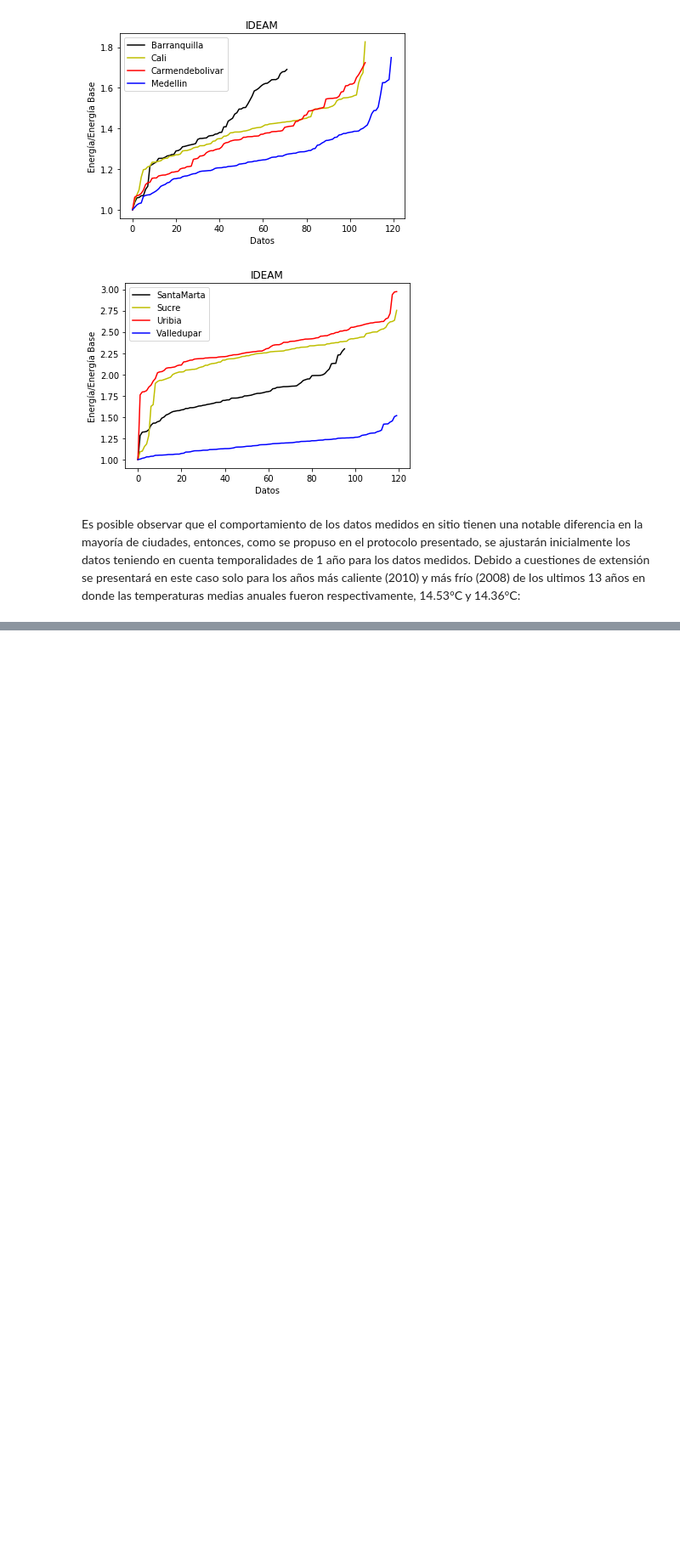
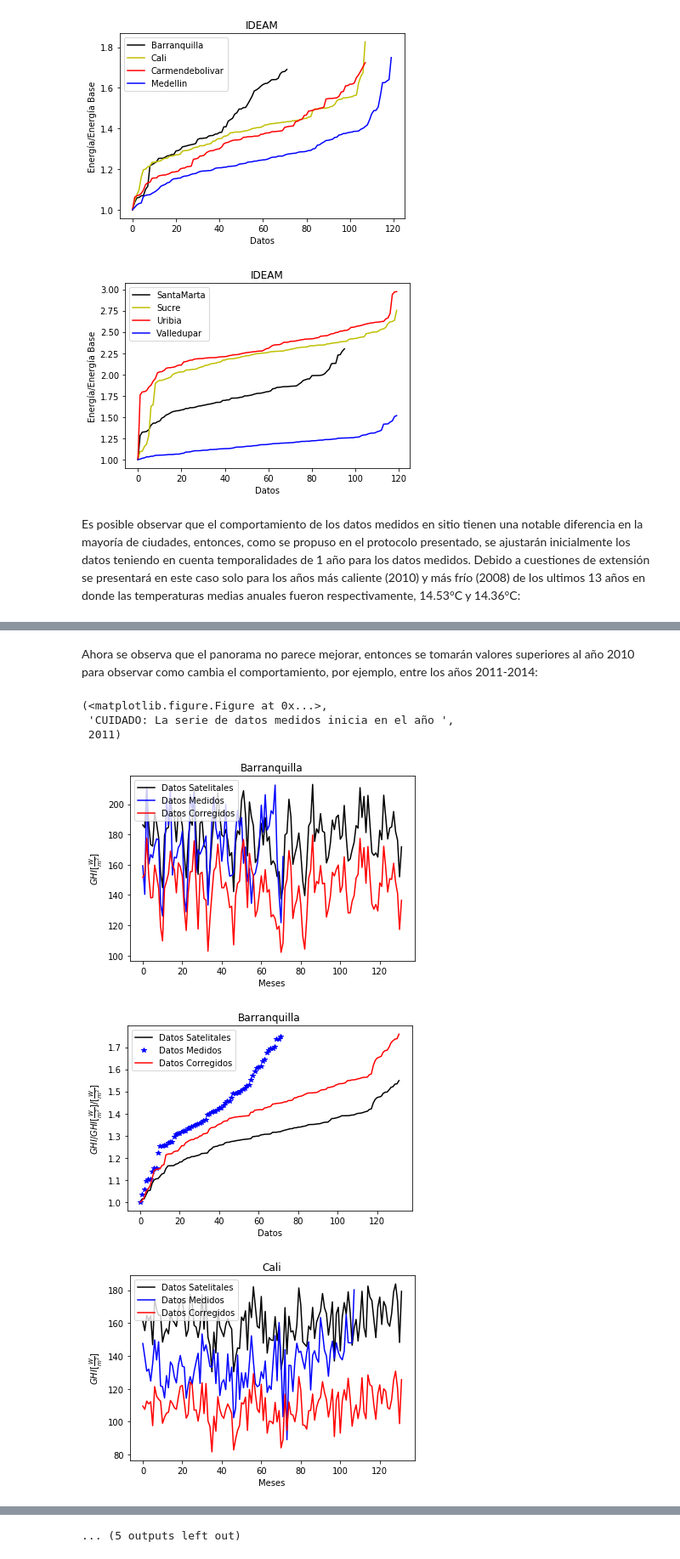
Before and after one commit to JuanVillegasSantos/Herramientas-Computacionales-IMEC3602, a Jupyter notebook: 02_taller01/solucionTaller.ipynb, the cells around one changed output, grey strips where cells are left out. Shown at 85% size. Saved outputs shown, nothing was run; the diff lists cells and outputs as text; code cells hidden in the pictures; blank space fills up the shorter version.

```diff
--- a/02_taller01/solucionTaller.ipynb
+++ b/02_taller01/solucionTaller.ipynb
@@ -257,0 +351,18 @@ Es posible observar que el comportamiento de los datos medidos en sitio tienen u
+# %% [markdown]
+Ahora se observa que el panorama no parece mejorar, entonces se tomarán valores superiores al año 2010 para observar como cambia el comportamiento, por ejemplo, entre los años 2011-2014:
+# %%
+plotPorCiudad(2011,1,2014,12,'Barranquilla')
+plotPorCiudad(2011,1,2014,12,'Cali')
+plotPorCiudad(2011,1,2014,12,'Carmendebolivar')
+plotPorCiudad(2011,1,2014,12,'Medellin')
+plotPorCiudad(2011,1,2014,12,'SantaMarta')
+plotPorCiudad(2011,1,2014,12,'Sucre')
+plotPorCiudad(2011,1,2014,12,'Uribia')
+plotPorCiudad(2011,1,2014,12,'Valledupar')
+# %% [output]
+(<matplotlib.figure.Figure at 0x...>,
+ 'CUIDADO: La serie de datos medidos inicia en el año ',
+ 2011)
+[figure, added]
+[figure, added]
+[figure, added]
@@ -257,0 +377 @@ Es posible observar que el comportamiento de los datos medidos en sitio tienen u
+... (5 outputs left out)
```
Also changed, not shown: parts of 30 cells of this notebook.
